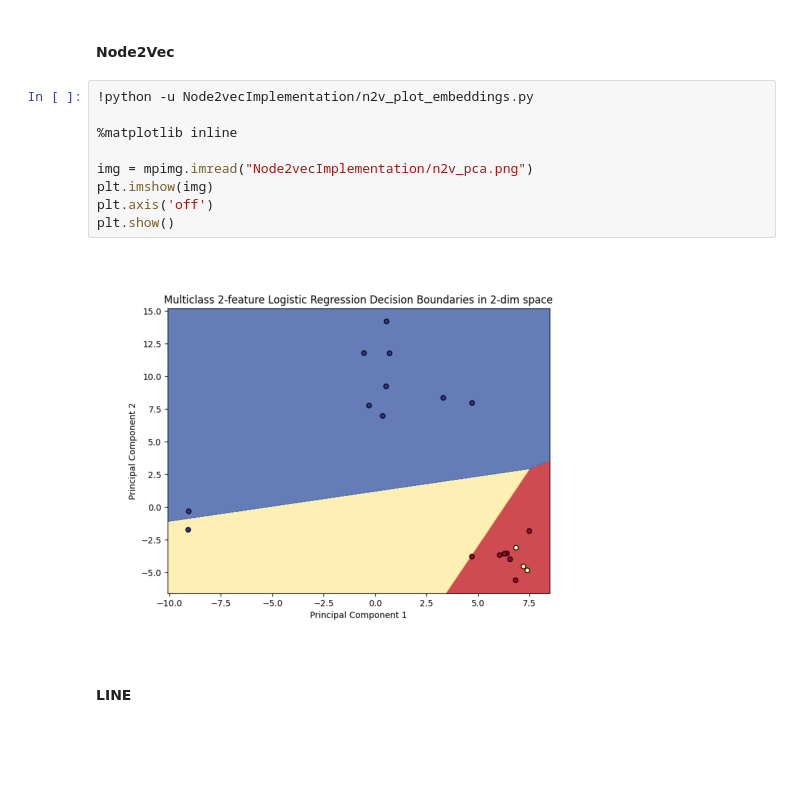
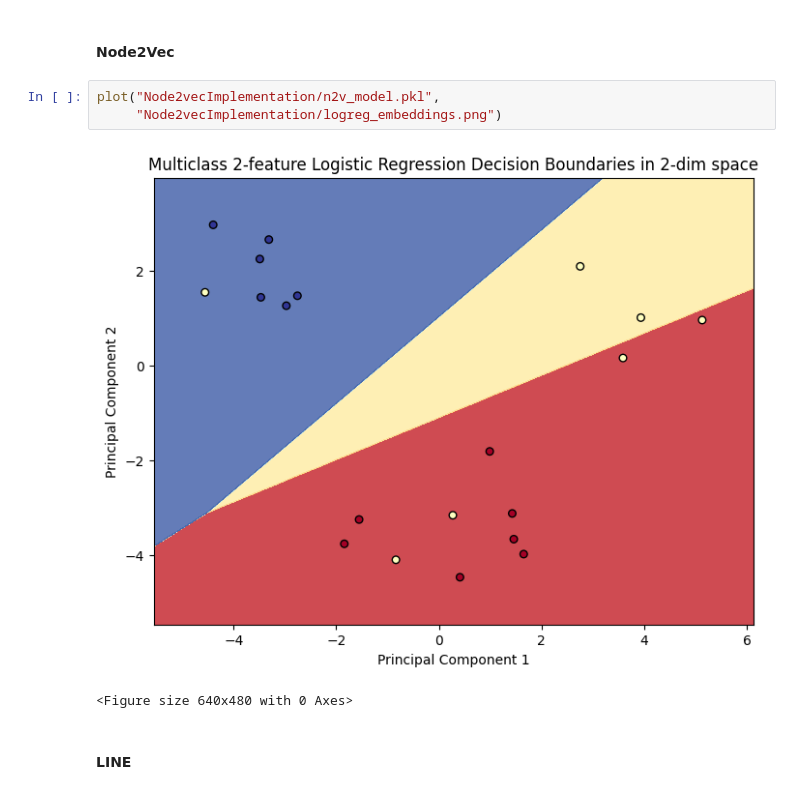
Before and after one commit to matthiaszelleke/NodeEmbeddingMethods, a Jupyter notebook: example_classification.ipynb, the cells around one changed output. Cells and saved outputs as stored; diff of their text form; blank space fills up the shorter version.

```diff
--- a/example_classification.ipynb
+++ b/example_classification.ipynb
@@ -332,16 +337,11 @@ plt.show()
 # %% [markdown]
 #### Node2Vec
 # %%
-!python -u Node2vecImplementation/n2v_plot_embeddings.py
-
-%matplotlib inline
-
-img = mpimg.imread("Node2vecImplementation/n2v_pca.png")
-plt.imshow(img)
-plt.axis('off')
-plt.show()
+plot("Node2vecImplementation/n2v_model.pkl",
+     "Node2vecImplementation/logreg_embeddings.png")
 # %% [output]
-[figure, old version]
+[figure, new version]
+<Figure size 640x480 with 0 Axes>
 # %% [markdown]
 #### LINE
 # %%
```
Also changed, not shown: parts of 17 cells of this notebook, 13 other files.
